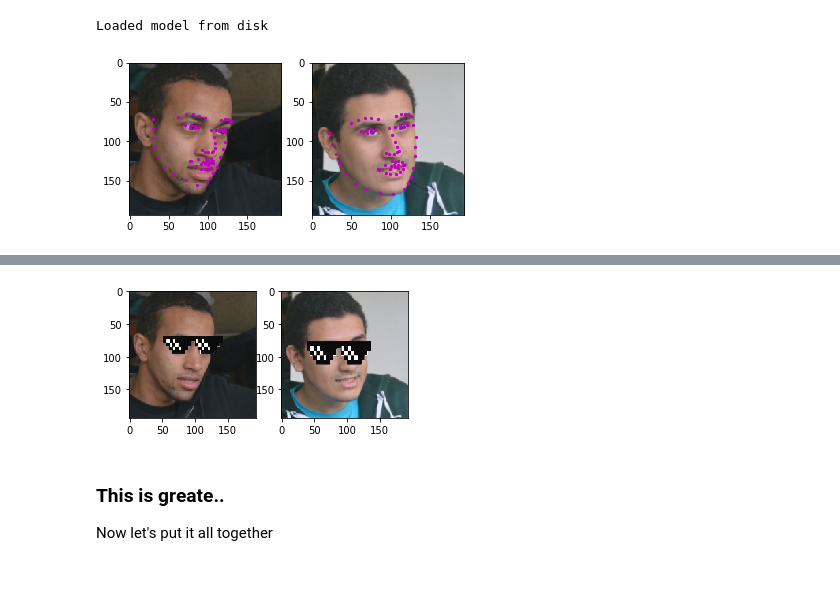
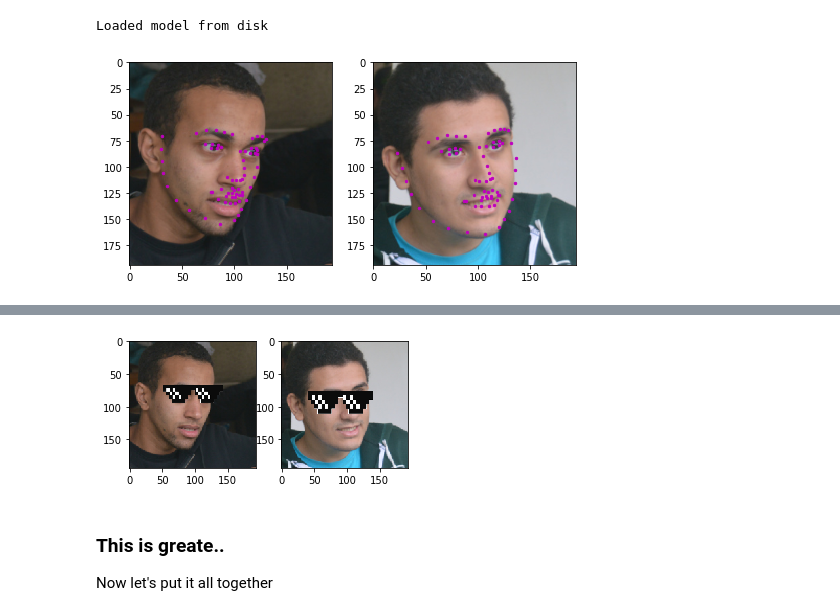
Before and after one commit to mahmoudyusof/facial_keypoint_detection, a Jupyter notebook: 3. Making use of the model.ipynb, the cells around one changed output, grey strips where cells are left out. Drawn from its saved outputs; the diff is of its cells as text; code cells hidden in the pictures; blank space fills up the shorter version.

```diff
--- a/3. Making use of the model.ipynb
+++ b/3. Making use of the model.ipynb
@@ -31,7 +31,7 @@ def detectFace(image):
         'detector_architectures/haarcascade_frontalface_default.xml')
 
     # run the detector
-    faces = face_cascade.detectMultiScale(image, 1.3, 10, 30)
+    faces = face_cascade.detectMultiScale(image, 1.2, 10, 30)
 
     # make a copy of the original image to plot detections on
     image_with_detections = image.copy()
@@ -121,16 +121,16 @@ def get_key_points(frame, face):
     return keypts, roi, originalSize, (x-pad, y-pad, w+pad*2, h+pad*2)
 # %%
 img = mpimg.imread(TEST_IMG)
-plt.figure(figsize=(3*len(faces), 3*len(faces)))
+plt.figure(figsize=(4*len(faces), 4*len(faces)))
 idx = 1
 for face in faces:
     keypts, roi, originalSize, padded = get_key_points(img, face)
     plt.subplot(1, len(faces), idx)
     plt.imshow(roi)
-    plt.scatter(keypts[:, 0], keypts[:, 1], marker=".", s=20, color="m")
+    plt.scatter(keypts[:, 0], keypts[:, 1], marker=".", s=23, color="m")
     idx = idx + 1
 # %% [output]
-[figure, old version]
+[figure, new version]
 # %% [markdown]
 <img src="./images/absolute_win.jpg" />
 ### **Greate**
@@ -208,7 +208,7 @@ for face in faces:
     plt.imshow(filter1.apply(keypts, roi))
     idx = idx + 1
 # %% [output]
-[figure, old version]
+[figure, new version]
 # %% [markdown]
 ### This is greate..
 Now let's put it all together
```
Also changed, not shown: parts of 1 cell of this notebook, 1 other file.
